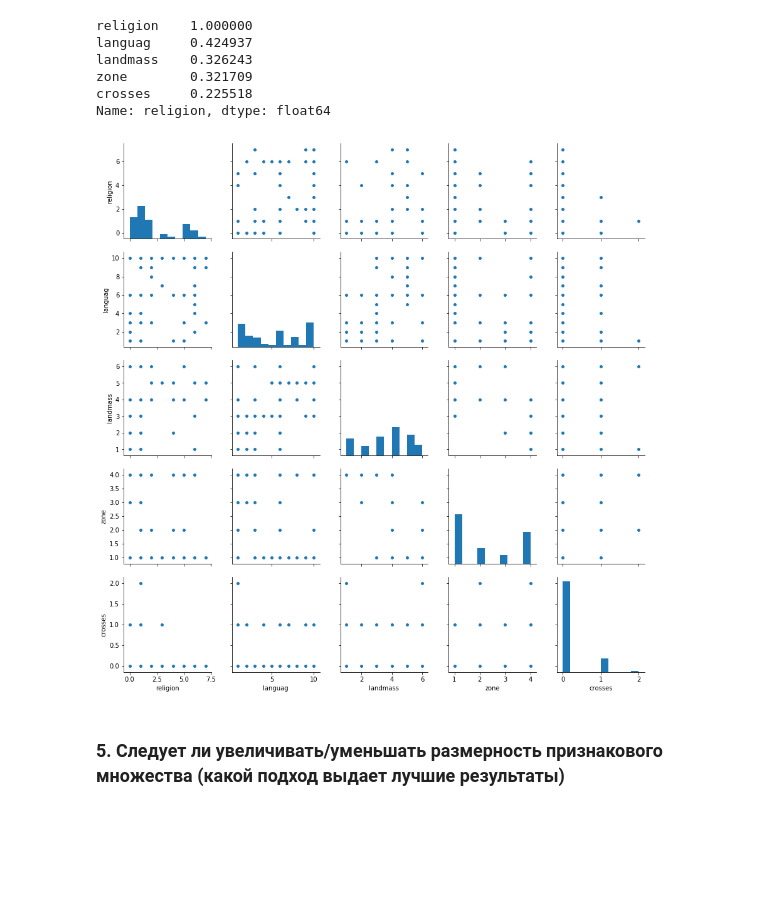
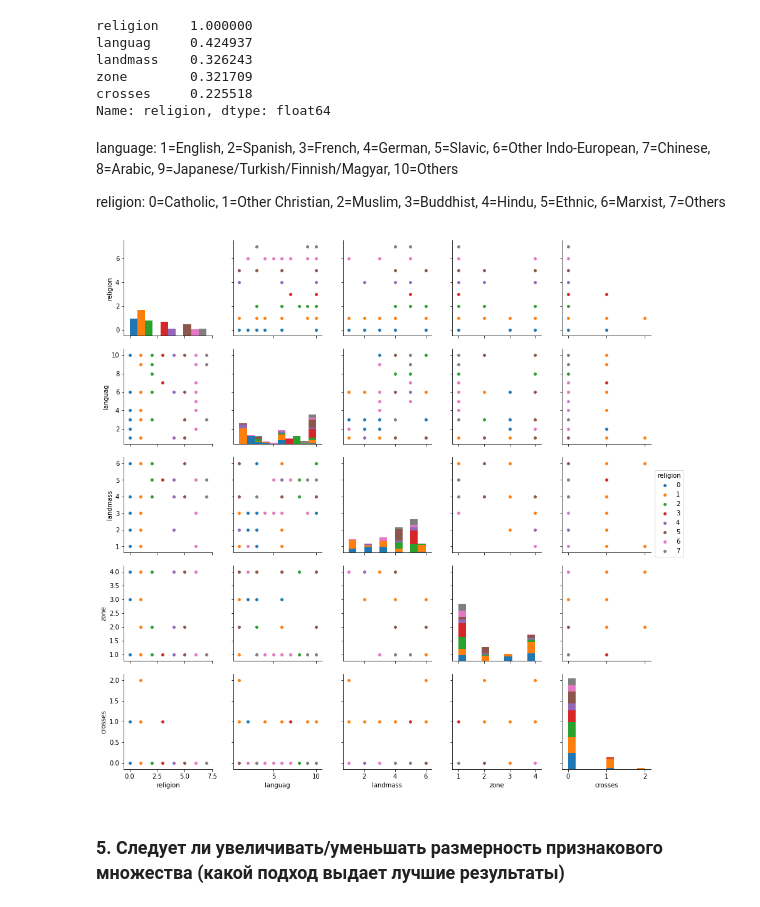
Before and after one commit to olgamonahova/ML, a Jupyter notebook: ML-10 Lab/Lab Flags Multi-classification.ipynb, the cells around one changed output. Cells and saved outputs as stored; diff of their text form; code cells hidden in the pictures; blank space fills up the shorter version.

```diff
--- a/ML-10 Lab/Lab Flags Multi-classification.ipynb
+++ b/ML-10 Lab/Lab Flags Multi-classification.ipynb
@@ -108,11 +108,18 @@ Name: religion, dtype: float64
 # %%
 # посмотрим рановмерность распределния по группам
 data_pair_plot = data[['religion','languag', 'landmass', 'zone','crosses']]
-# %%
-%config InlineBackend.figure_format = 'png'
-sns.pairplot(data_pair_plot);
-# %% [output]
-[figure, removed]
+# %% [markdown]
+language: 1=English, 2=Spanish, 3=French, 4=German, 5=Slavic, 6=Other Indo-European, 7=Chinese, 8=Arabic, 9=Japanese/Turkish/Finnish/Magyar, 10=Others
+
+religion: 0=Catholic, 1=Other Christian, 2=Muslim, 3=Buddhist, 4=Hindu, 5=Ethnic, 6=Marxist, 7=Others
+# %%
+# Английский язык определяет принадлежность к христианам, Испанский к католикам, Арабский к мусультманам, Китайский - к буддистам
+# наличие крестов указывает на христиан
+# остальные признаки не однозначные, к одной группе может относиться сразу несколько религий
+%config InlineBackend.figure_format = 'png'
+sns.pairplot(data_pair_plot, hue='religion');
+# %% [output]
+[figure, added]
 # %% [markdown]
 ### 5. Следует ли увеличивать/уменьшать размерность признакового множества (какой подход выдает лучшие результаты)
 # %%
```
Also changed, not shown: parts of 13 cells of this notebook.
